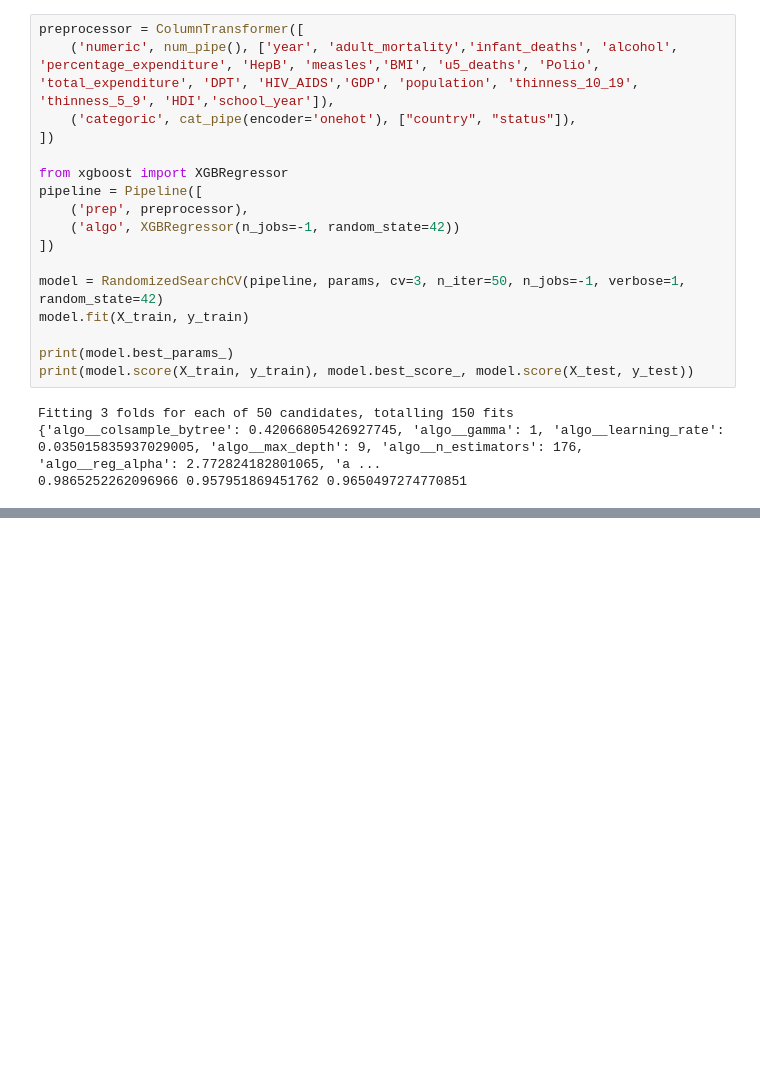
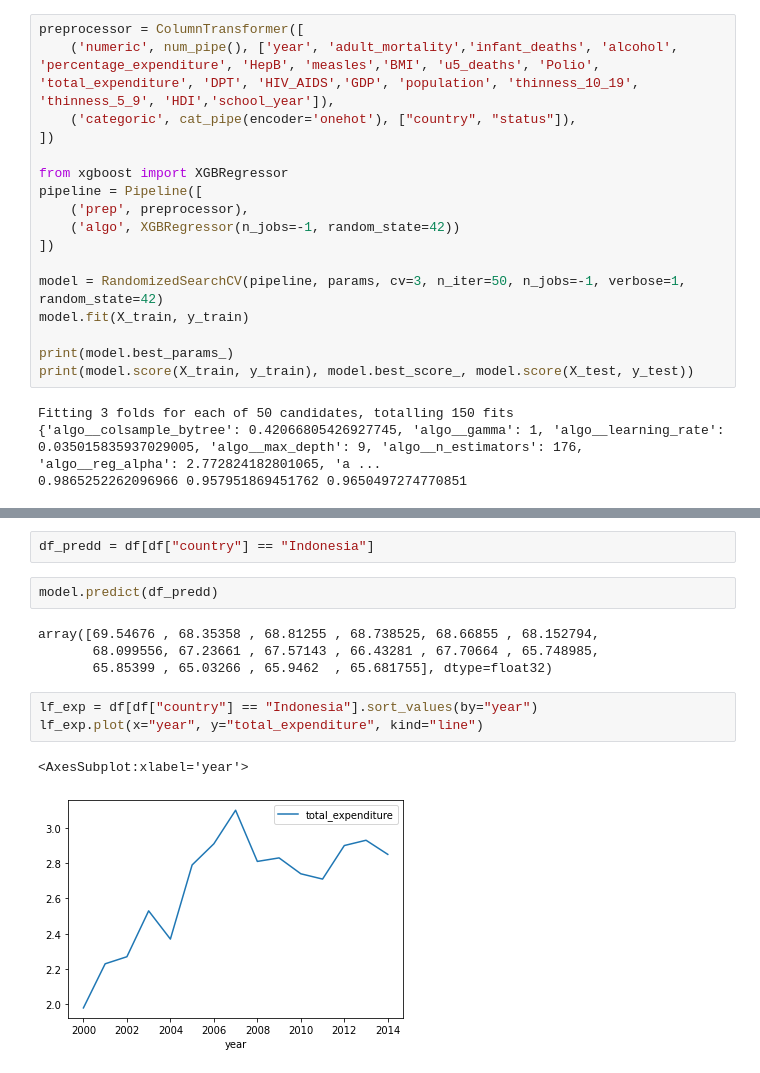
Before and after one commit to FransiscoReadyPermana/supervised_learning, a Jupyter notebook: 07 - Boosting/part4-XGBoostForRegression.ipynb, the cells around one changed output, grey strips where cells are left out. Saved outputs shown, nothing was run; the diff lists cells and outputs as text; blank space fills up the shorter version.

```diff
--- a/07 - Boosting/part4-XGBoostForRegression.ipynb
+++ b/07 - Boosting/part4-XGBoostForRegression.ipynb
@@ -244,0 +416,14 @@ Fitting 3 folds for each of 81 candidates, totalling 243 fits
+# %%
+df_predd = df[df["country"] == "Indonesia"]
+# %%
+model.predict(df_predd)
+# %% [output]
+array([69.54676 , 68.35358 , 68.81255 , 68.738525, 68.66855 , 68.152794,
+       68.099556, 67.23661 , 67.57143 , 66.43281 , 67.70664 , 65.748985,
+       65.85399 , 65.03266 , 65.9462  , 65.681755], dtype=float32)
+# %%
+lf_exp = df[df["country"] == "Indonesia"].sort_values(by="year")
+lf_exp.plot(x="year", y="total_expenditure", kind="line")
+# %% [output]
+<AxesSubplot:xlabel='year'>
+[figure, added]
```
Also changed, not shown: parts of 18 cells of this notebook, 2 other files.
